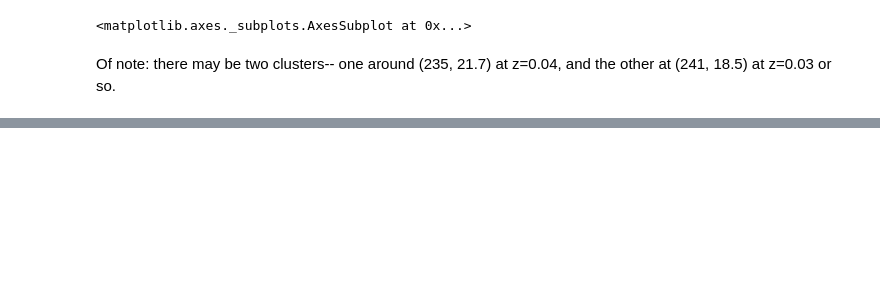
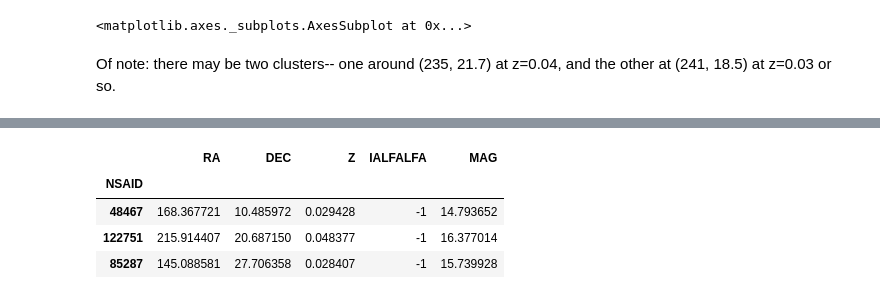
Before and after one commit to jwuphysics/HI-diversity, a Jupyter notebook: notebook/survey/00. Creating detectability target lists.ipynb, the cells around one changed output, grey strips where cells are left out. Cells and saved outputs as stored; diff of their text form; code cells hidden in the pictures; blank space fills up the shorter version.

```diff
--- a/notebook/survey/00. Creating target list.ipynb
+++ b/notebook/survey/00. Creating detectability target lists.ipynb
@@ -127,0 +170,8 @@ Of note: there may be two clusters-- one around (235, 21.7) at z=0.04, and the o
+# %%
+nsa[nsa_selection].sample(3)
+# %% [output]
+|  | RA | DEC | Z | IALFALFA | MAG |
+| NSAID |  |  |  |  |  |
+| 48467 | 168.367721 | 10.485972 | 0.029428 | -1 | 14.793652 |
+| 122751 | 215.914407 | 20.687150 | 0.048377 | -1 | 16.377014 |
+| 85287 | 145.088581 | 27.706358 | 0.028407 | -1 | 15.739928 |
```
Also changed, not shown: parts of 18 cells of this notebook.
